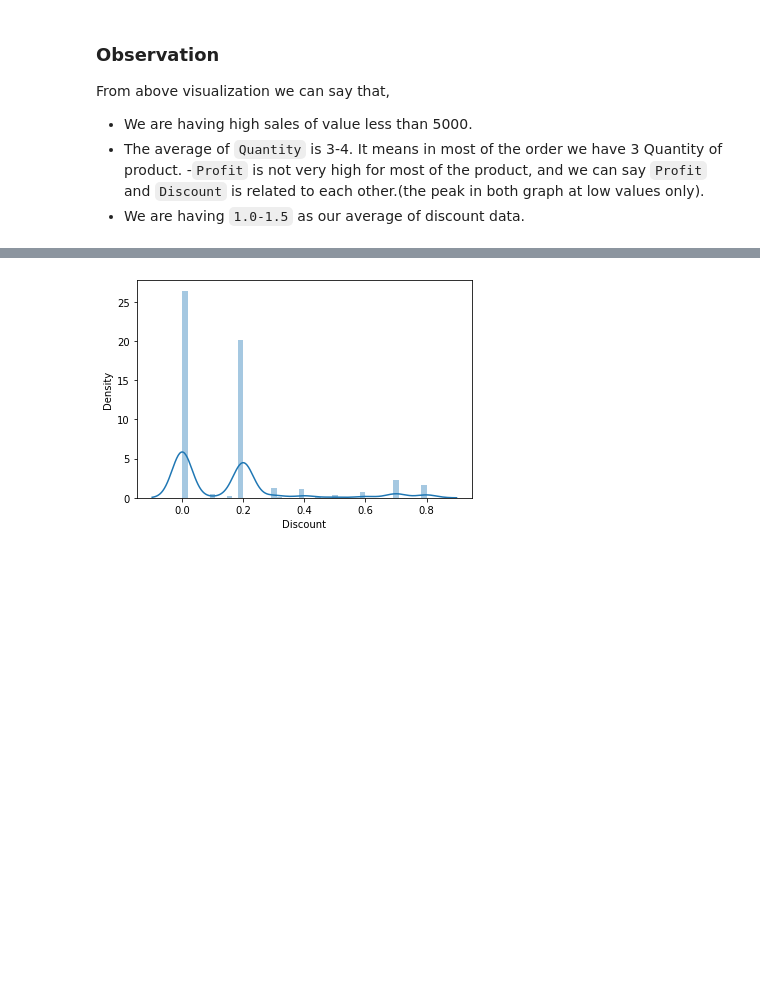
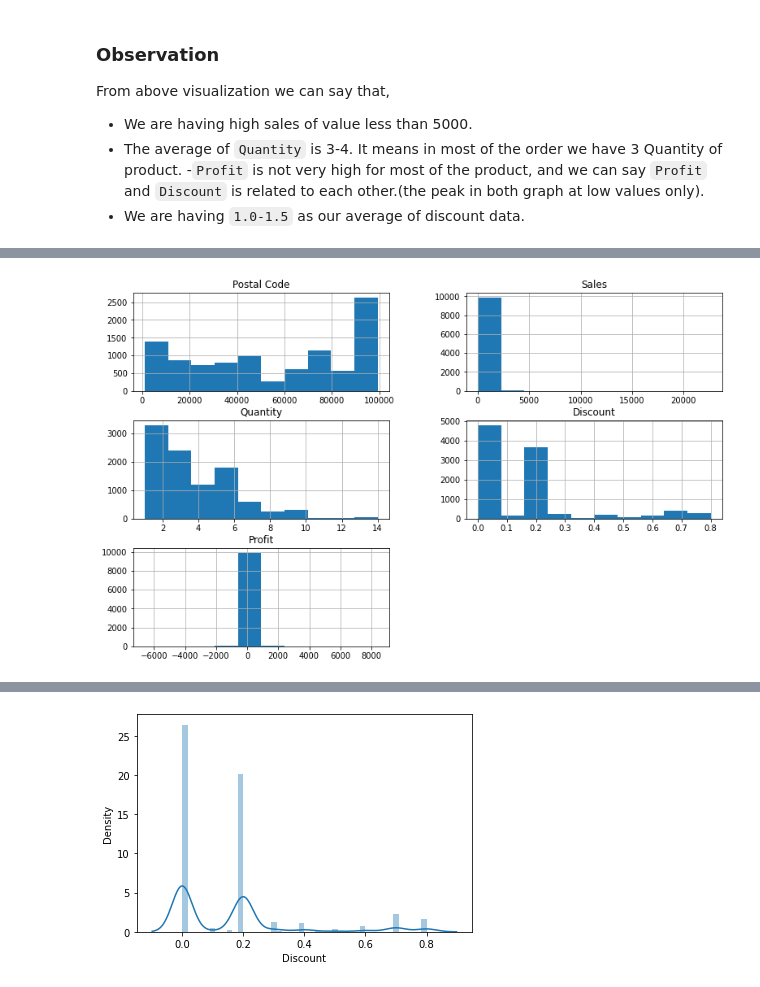
Before and after one commit to ukantjadia/TSF-GRIP-Tasks, a Jupyter notebook: Task-03/EDA_SampleSuperStore.ipynb, the cells around one changed output, grey strips where cells are left out. Cells and saved outputs as stored; diff of their text form; code cells hidden in the pictures; blank space fills up the shorter version.

```diff
--- a/Task-03/EDA_SampleSuperStore.ipynb
+++ b/Task-03/EDA_SampleSuperStore.ipynb
@@ -247,3 +262,8 @@ TypeError: no numeric data to plot
+# %%
+df.hist(figsize=(13,8))
+plt.show()
+# %% [output]
+[figure, added]
 # %%
 df.head()
 # %% [output]
```
Also changed, not shown: parts of 9 cells of this notebook.
